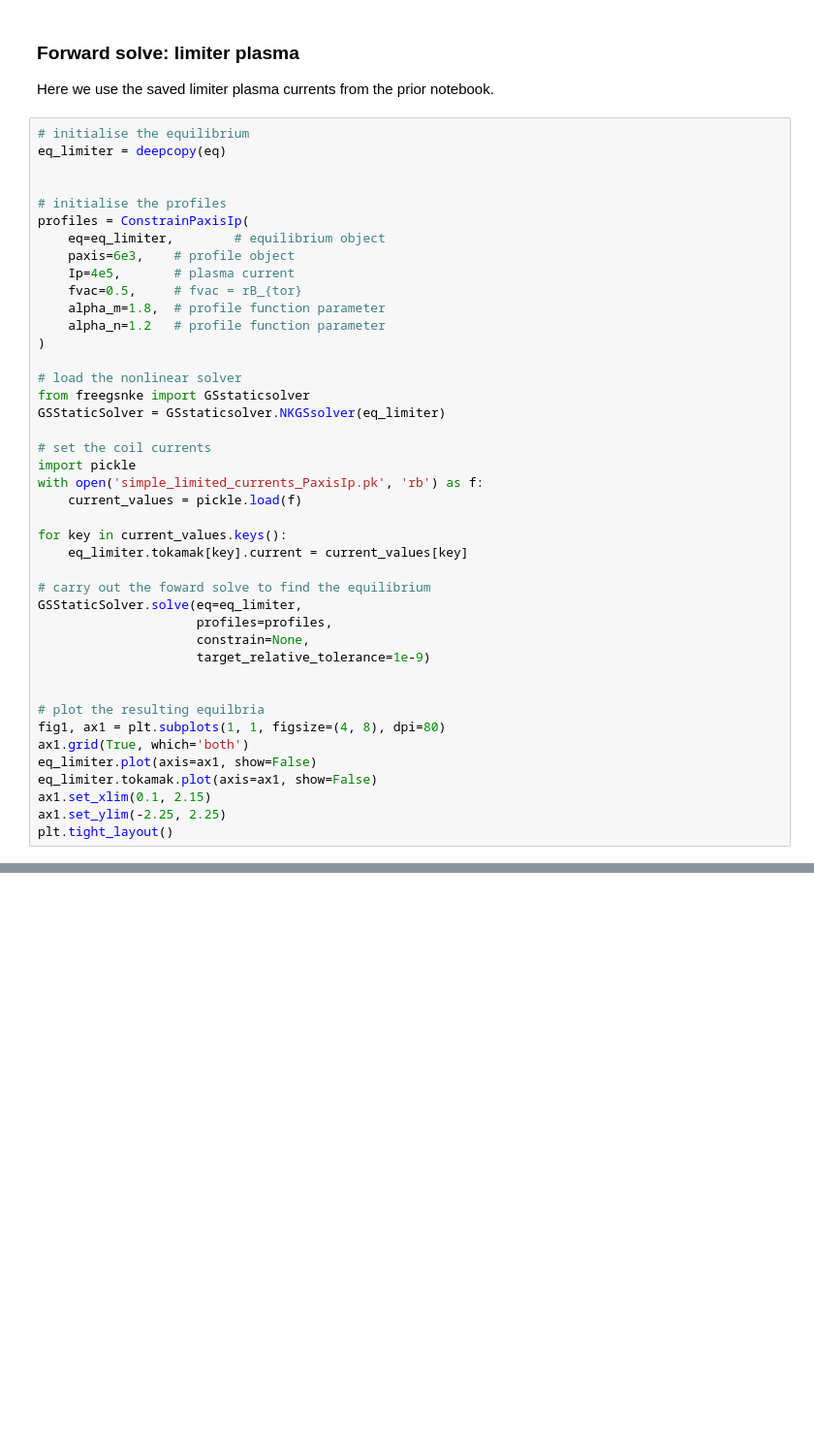
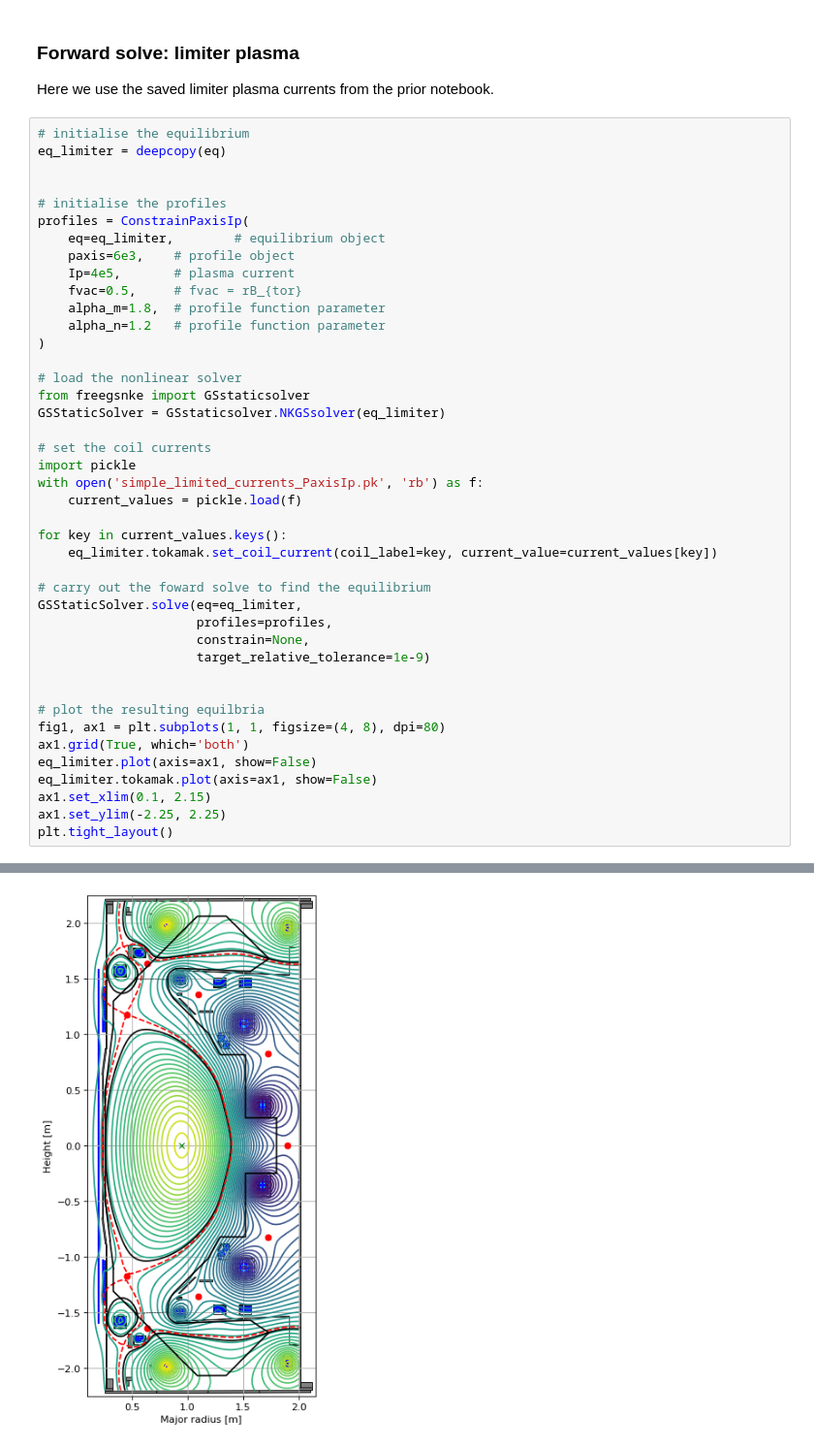
Before and after one commit to FusionComputingLab/freegsnke, a Jupyter notebook: examples/example2 - static_forward_solve_MASTU.ipynb, the cells around one changed output, grey strips where cells are left out. Shown at 97% size. Drawn from its saved outputs; the diff is of its cells as text; blank space fills up the shorter version.

```diff
--- a/examples/example2 - static_forward_solve_MASTU.ipynb
+++ b/examples/example2 - static_forward_solve_MASTU.ipynb
@@ -406,7 +466,7 @@ with open('simple_limited_currents_PaxisIp.pk', 'rb') as f:
     current_values = pickle.load(f)
 
 for key in current_values.keys():
-    eq_limiter.tokamak[key].current = current_values[key]
+    eq_limiter.tokamak.set_coil_current(coil_label=key, current_value=current_values[key])
 
 # carry out the foward solve to find the equilibrium
 GSStaticSolver.solve(eq=eq_limiter,
@@ -423,3 +483,4 @@ eq_limiter.tokamak.plot(axis=ax1, show=False)
 ax1.set_xlim(0.1, 2.15)
 ax1.set_ylim(-2.25, 2.25)
 plt.tight_layout()
+# %% [output]
@@ -425,0 +488 @@ plt.tight_layout()
+[figure, added]
```
Also changed, not shown: parts of 12 cells of this notebook, 14 other files.
